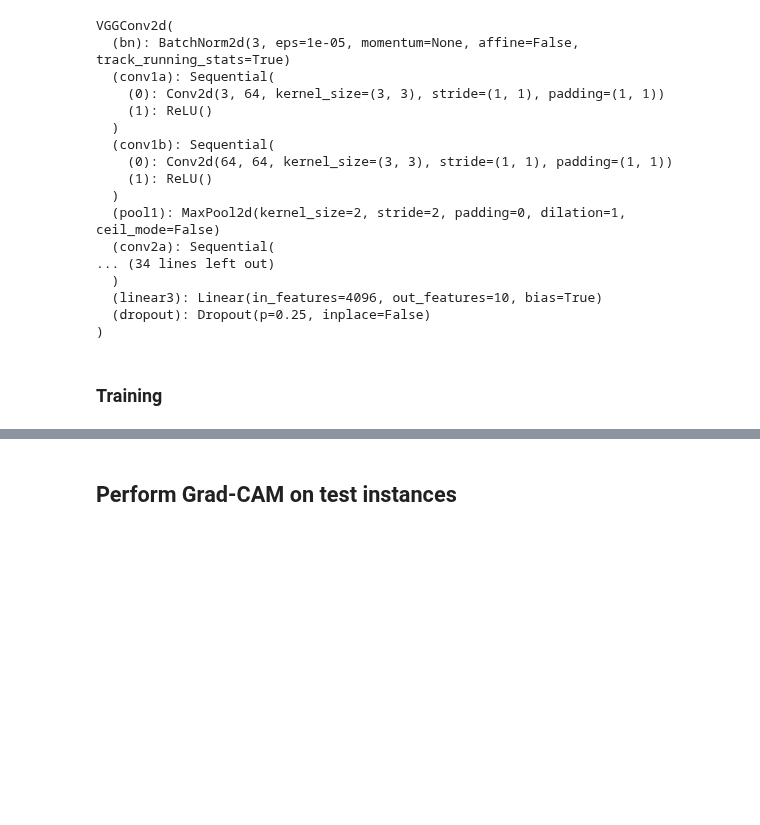
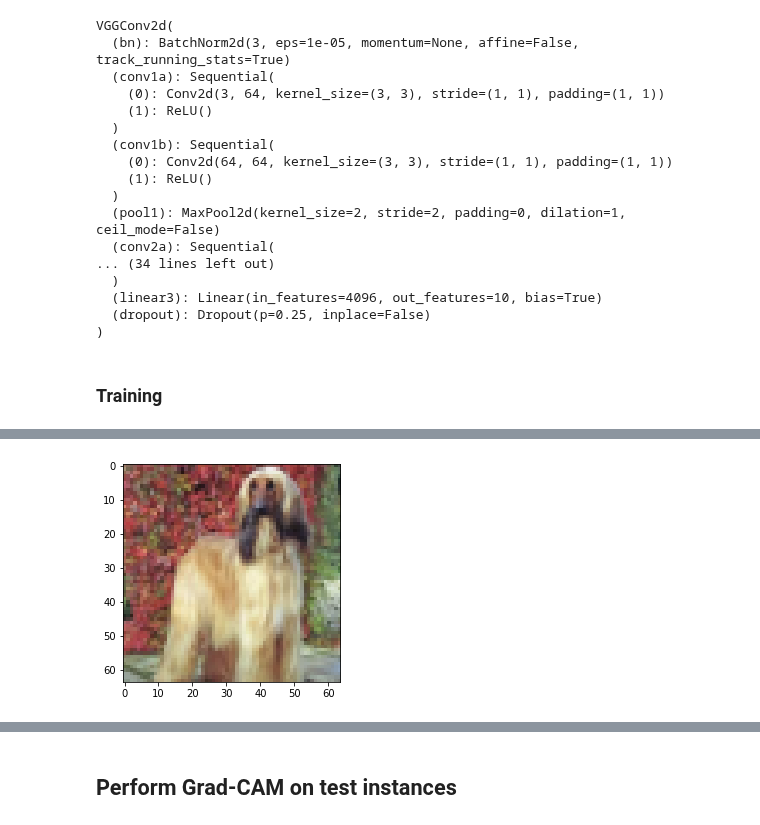
Before and after one commit to Chen-Yiyang/cs4243_project, a Jupyter notebook: 3_baseline_cnn.ipynb, the cells around one changed output, grey strips where cells are left out. Cells and saved outputs as stored; diff of their text form; code cells hidden in the pictures; blank space fills up the shorter version.

```diff
--- a/3_baseline_cnn.ipynb
+++ b/3_baseline_cnn.ipynb
@@ -226,0 +244,7 @@ accuracy, pred_y, true_y = eval_test_accuracy(net, (test_x, test_y), (3, 64, 64)
+# %%
+from utils import render_2d
+
+idx = np.random.choice(train_x.size(0))
+render_2d(train_x.cpu()[idx])
+# %% [output]
+[figure, added]
```
Also changed, not shown: parts of 11 cells of this notebook, 4 other files.
